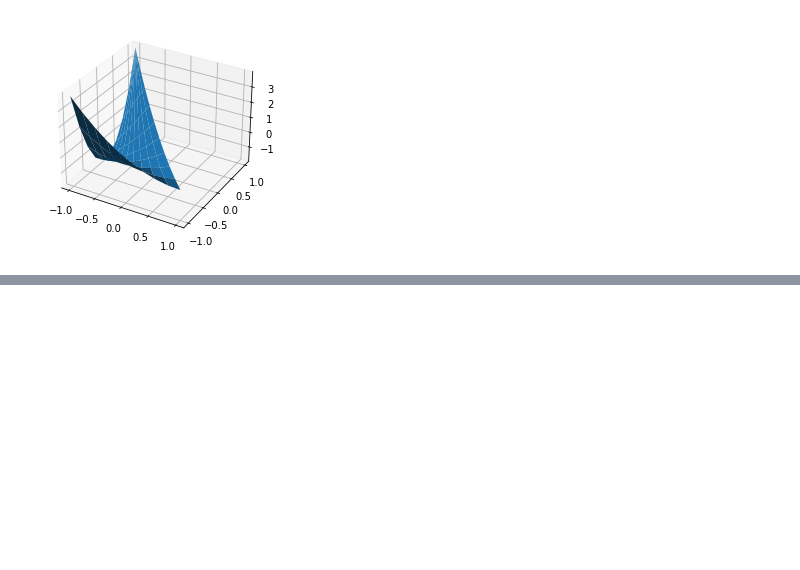
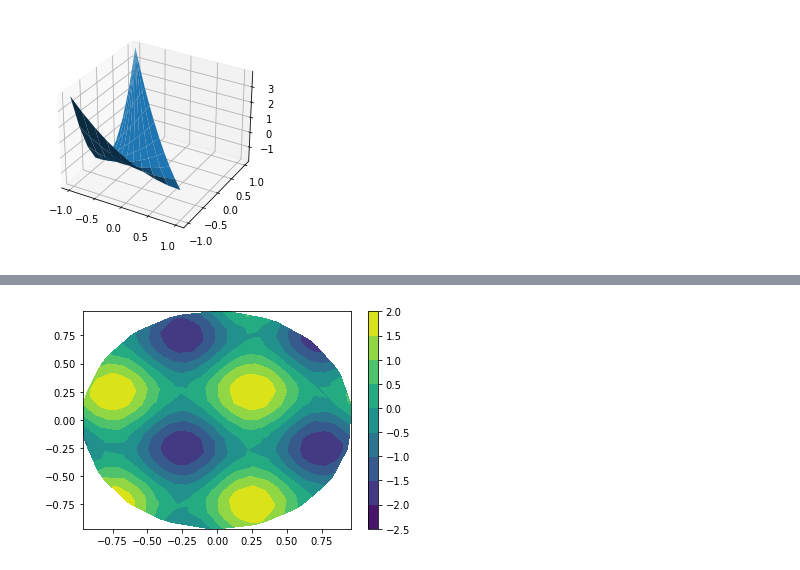
Before and after one commit to caleblogemann/pydogpack, a Jupyter notebook: pydogpack/basis/basis.ipynb, the cells around one changed output, grey strips where cells are left out. Saved outputs shown, nothing was run; the diff lists cells and outputs as text; code cells hidden in the pictures; blank space fills up the shorter version.

```diff
--- a/pydogpack/basis/basis.ipynb
+++ b/pydogpack/basis/basis.ipynb
@@ -116,0 +126,8 @@ for i_basis_cpt in range(modal_basis_2d_triangle.num_basis_cpts):
+# %%
+ic = x_functions.Sine2D()
+modal_basis_2d_triangle = basis.ModalBasis2DTriangle(3)
+mesh_ = mesh.Mesh2DMeshGenDogPack("../mesh/circle_sample_mesh/")
+dg_solution = modal_basis_2d_triangle.project(ic, mesh_)
+dg_solution.create_plot();
+# %% [output]
+[figure, added]
```
Also changed, not shown: parts of 4 cells of this notebook, 5 other files.
